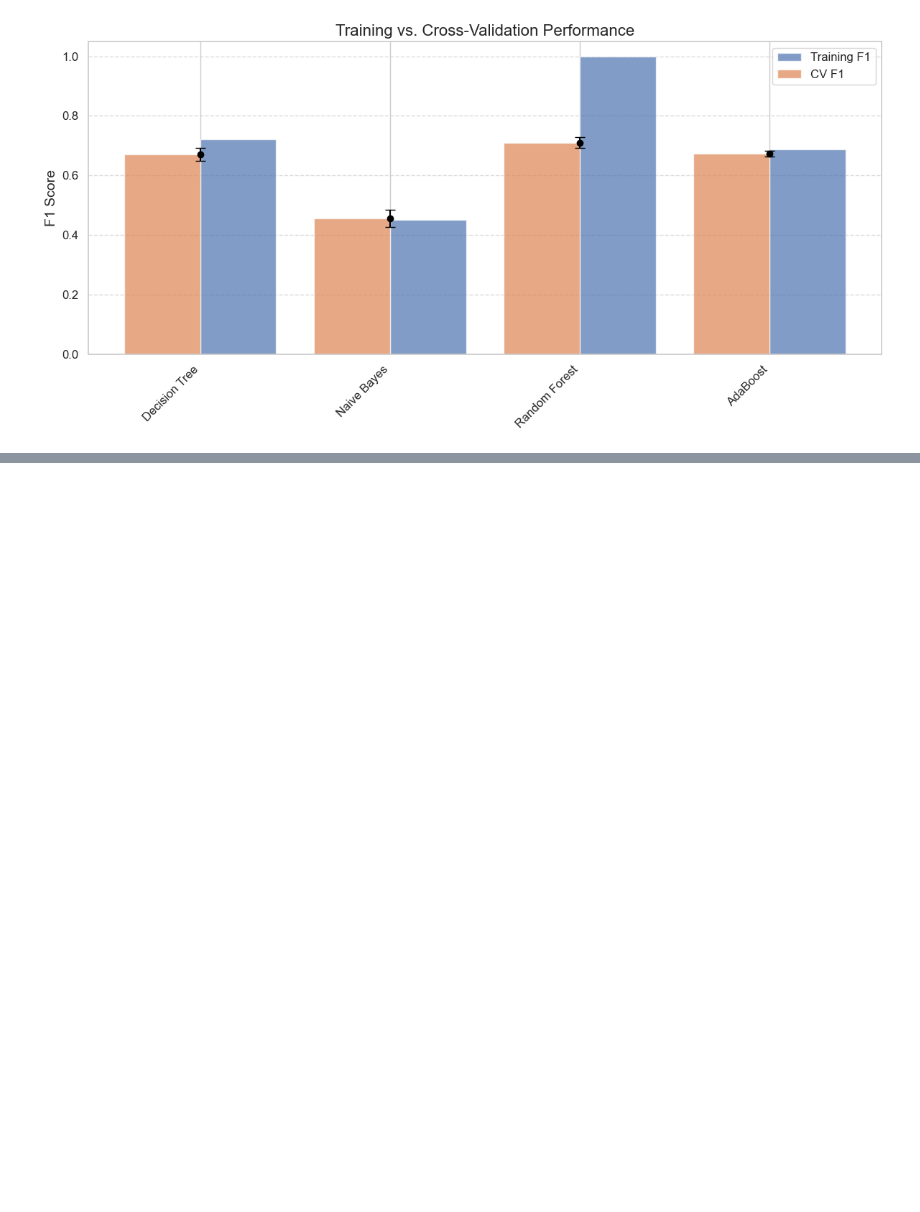
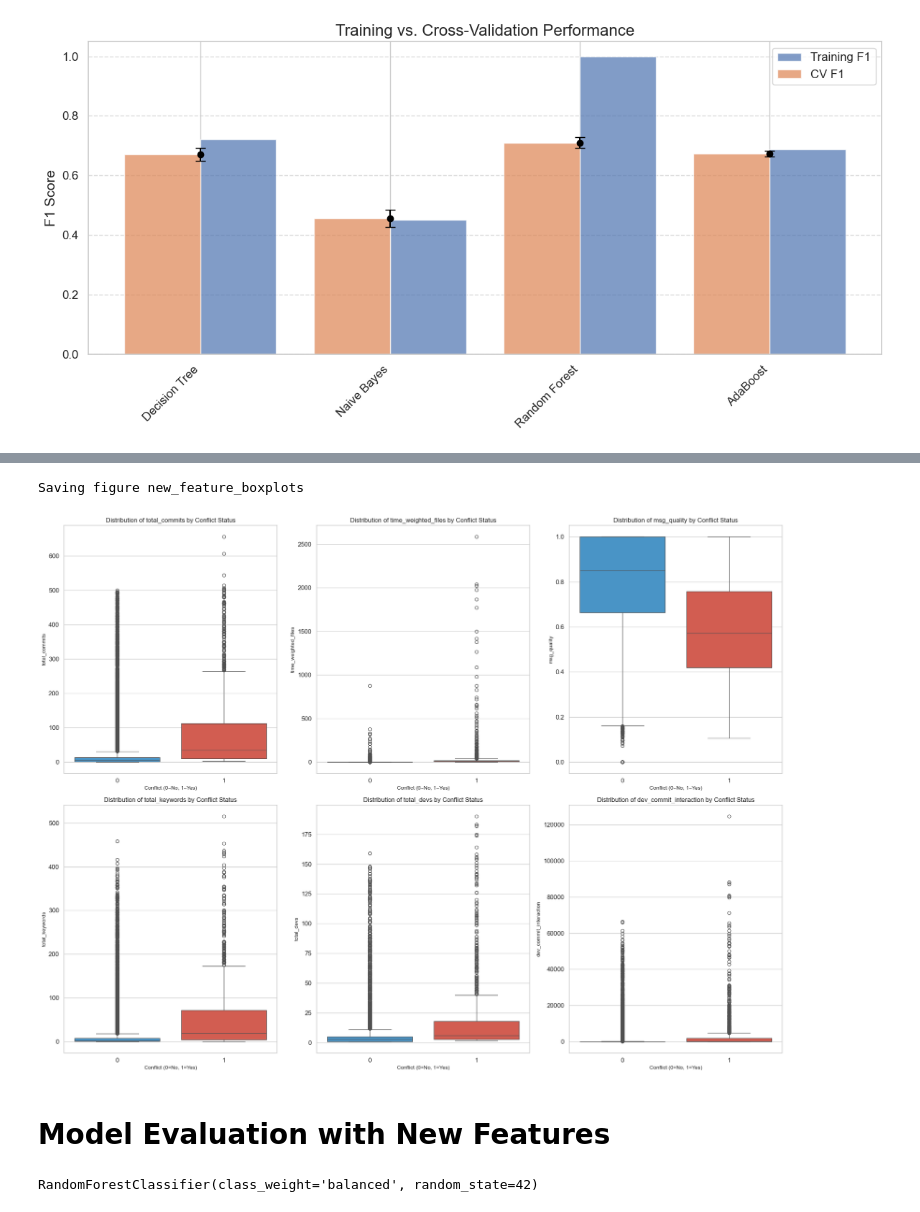
Before and after one commit to violetahoza/MergeConflictClassifier, a Jupyter notebook: HozaVioletaMaria.ipynb, the cells around one changed output, grey strips where cells are left out. Drawn from its saved outputs; the diff is of its cells as text; code cells hidden in the pictures; blank space fills up the shorter version.

```diff
--- a/HozaVioletaMaria.ipynb
+++ b/HozaVioletaMaria.ipynb
@@ -1181,0 +1157,3 @@ Saving figure overfitting_analysis
+# %%
+# Create a copy of the original dataframe for feature engineering
+df_new = df.copy()
@@ -1181,0 +1180,11 @@ Saving figure overfitting_analysis
+# %%
+# 2. Create interaction features
+print("Creating new interaction features...")
+# Combined complexity metric
+df_new['complexity'] = df_new['nr files'] * df_new['time'] / 100
+
+# Developer-commit interaction (more developers + more commits = more complexity)
+df_new['dev_commit_interaction'] = (df_new['devs parent1'] + df_new['devs parent2']) * (df_new['nr commits1'] + df_new['nr commits2'])
+
+# Time-weighted file changes
+df_new['time_weighted_files'] = df_new['nr files'] * np.log1p(df_new['time'])
@@ -1181,0 +1272,20 @@ Saving figure overfitting_analysis
+# %%
+# Plot distributions of top new features by conflict status
+plt.figure(figsize=(20, 15))
+top_new_features = correlation_with_target.abs().sort_values(ascending=False).head(6).index.tolist()
+
+for i, feature in enumerate(top_new_features, 1):
+    plt.subplot(2, 3, i)
+    sns.boxplot(x='conflict', y=feature, data=df_new, palette=['#3498db', '#e74c3c'])
+    plt.title(f'Distribution of {feature} by Conflict Status', fontsize=12)
+    plt.xlabel('Conflict (0=No, 1=Yes)', fontsize=10)
+    plt.ylabel(feature, fontsize=10)
+
+plt.tight_layout()
+save_fig('new_feature_boxplots')
+plt.show()
+# %% [output]
+Saving figure new_feature_boxplots
+[figure, added]
+# %% [markdown]
+# Model Evaluation with New Features
@@ -1181,0 +1301,6 @@ Saving figure overfitting_analysis
+# %%
+# Feature selection with new features
+rf_selector = RandomForestClassifier(n_estimators=100, random_state=42, class_weight='balanced')
+rf_selector.fit(X_train_new, y_train_new)
+# %% [output]
+RandomForestClassifier(class_weight='balanced', random_state=42)
```
Also changed, not shown: parts of 20 cells of this notebook, 6 other files.
